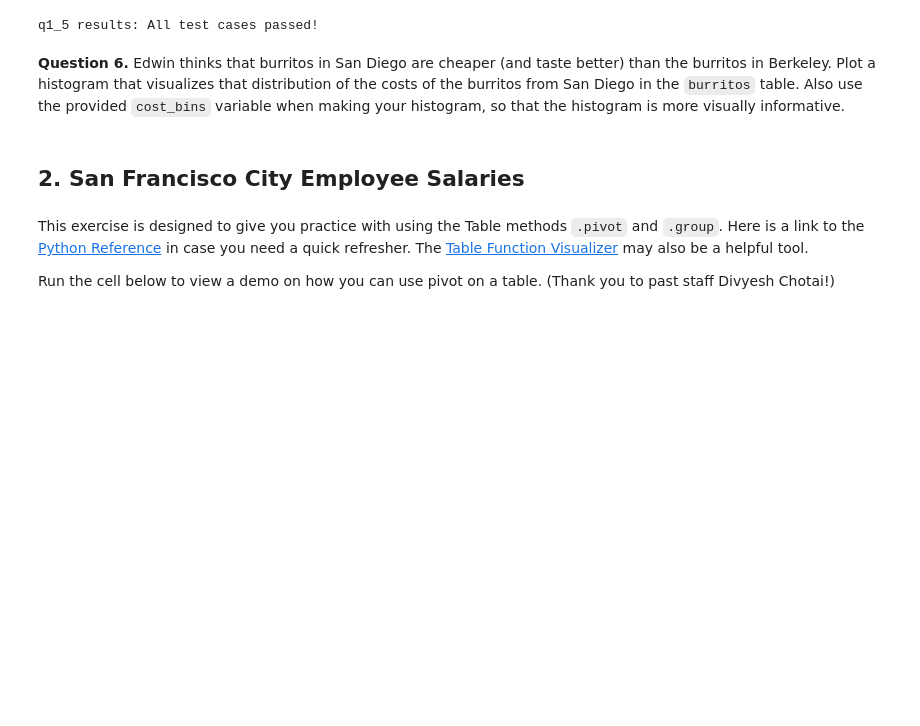
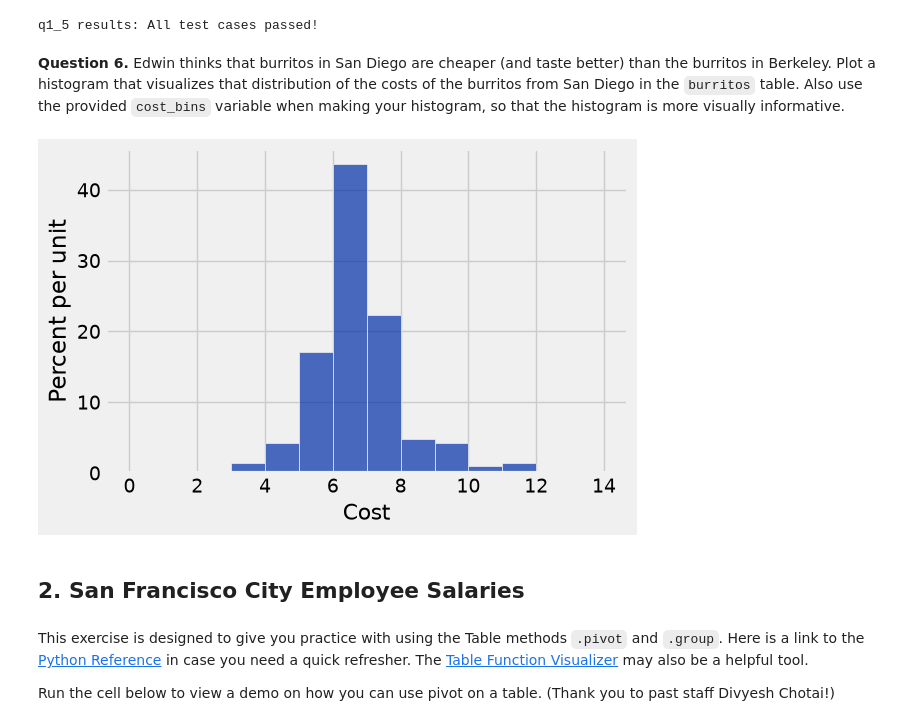
Before and after one commit to cblack-3/cblack-DA-Fall-Intro, a Jupyter notebook: Homework 4 - Functions, Tables, and Groups/hw04.ipynb, the cells around one changed output. Drawn from its saved outputs; the diff is of its cells as text; code cells hidden in the pictures; blank space fills up the shorter version.

```diff
--- a/Homework 4 - Functions, Tables, and Groups/hw04.ipynb
+++ b/Homework 4 - Functions, Tables, and Groups/hw04.ipynb
@@ -165,6 +165,10 @@ q1_5 results: All test cases passed!
 # %%
 cost_bins = np.arange(0, 15, 1) # Do not change this line
 # Please also use the provided bins
+burrito_costs = burritos.hist('Cost', bins = cost_bins)
+burrito_costs
+# %% [output]
+[figure, added]
 # %% [markdown]
 ## 2. San Francisco City Employee Salaries
 # %% [markdown]
```
Also changed, not shown: parts of 1 cell of this notebook.
